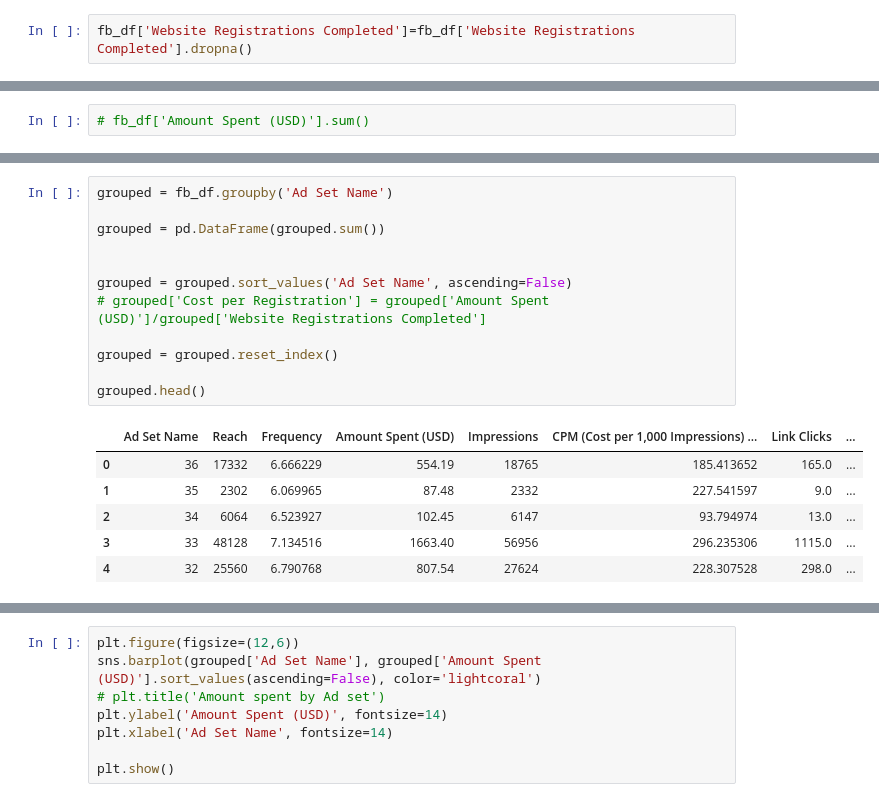
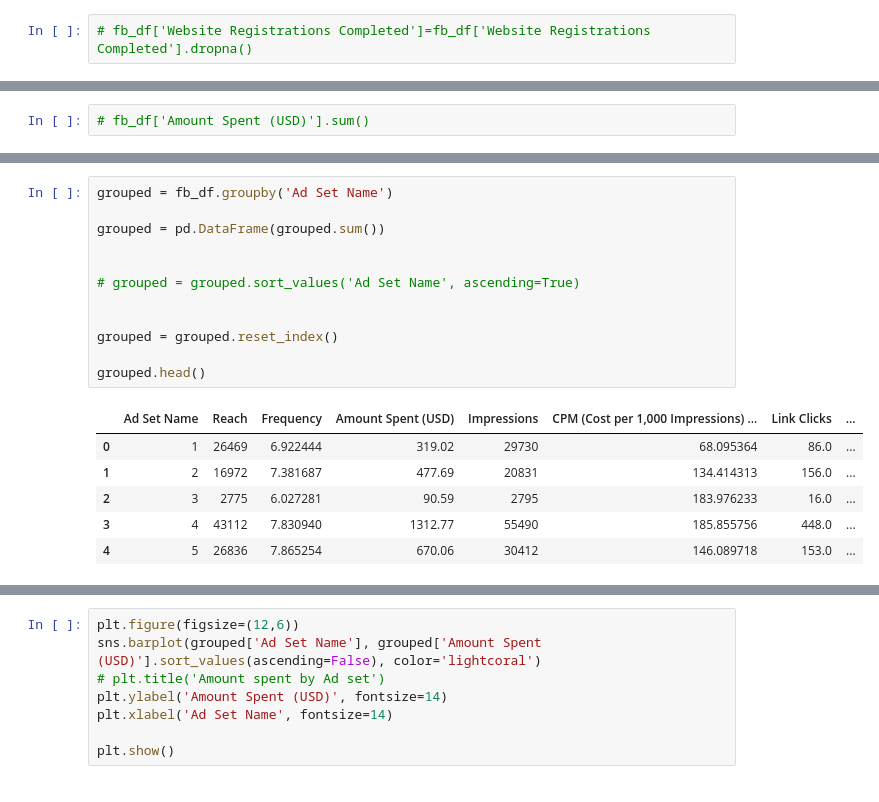
Before and after one commit to Lidetsal/Facebook-Ad-Project, a Jupyter notebook: Data Prep.ipynb, the cells around one changed output, grey strips where cells are left out. Drawn from its saved outputs; the diff is of its cells as text.

```diff
--- a/Data Prep.ipynb
+++ b/Data Prep.ipynb
@@ -72,3 +66,3 @@ Name: Age, dtype: int64
 # %%
-fb_df['Website Registrations Completed']=fb_df['Website Registrations Completed'].dropna()
+# fb_df['Website Registrations Completed']=fb_df['Website Registrations Completed'].dropna()
 # %%
@@ -94,19 +90,19 @@ sns.barplot(fb_df['Website Registrations Completed'], fb_df.Age)
 # %%
 grouped = fb_df.groupby('Ad Set Name')
 
 grouped = pd.DataFrame(grouped.sum())
 
 
-grouped = grouped.sort_values('Ad Set Name', ascending=False)
-# grouped['Cost per Registration'] = grouped['Amount Spent (USD)']/grouped['Website Registrations Completed']
+# grouped = grouped.sort_values('Ad Set Name', ascending=True)
+
 
 grouped = grouped.reset_index()
 
 grouped.head()
 # %% [output]
 |  | Ad Set Name | Reach | Frequency | Amount Spent (USD) | Impressions | CPM (Cost per 1,000 Impressions) ... | Link Clicks | ... |
-| 0 | 36 | 17332 | 6.666229 | 554.19 | 18765 | 185.413652 | 165.0 | ... |
-| 1 | 35 | 2302 | 6.069965 | 87.48 | 2332 | 227.541597 | 9.0 | ... |
-| 2 | 34 | 6064 | 6.523927 | 102.45 | 6147 | 93.794974 | 13.0 | ... |
-| 3 | 33 | 48128 | 7.134516 | 1663.40 | 56956 | 296.235306 | 1115.0 | ... |
-| 4 | 32 | 25560 | 6.790768 | 807.54 | 27624 | 228.307528 | 298.0 | ... |
+| 0 | 1 | 26469 | 6.922444 | 319.02 | 29730 | 68.095364 | 86.0 | ... |
+| 1 | 2 | 16972 | 7.381687 | 477.69 | 20831 | 134.414313 | 156.0 | ... |
+| 2 | 3 | 2775 | 6.027281 | 90.59 | 2795 | 183.976233 | 16.0 | ... |
+| 3 | 4 | 43112 | 7.830940 | 1312.77 | 55490 | 185.855756 | 448.0 | ... |
+| 4 | 5 | 26836 | 7.865254 | 670.06 | 30412 | 146.089718 | 153.0 | ... |
```
Also changed, not shown: parts of 8 cells of this notebook, 1 other file.
